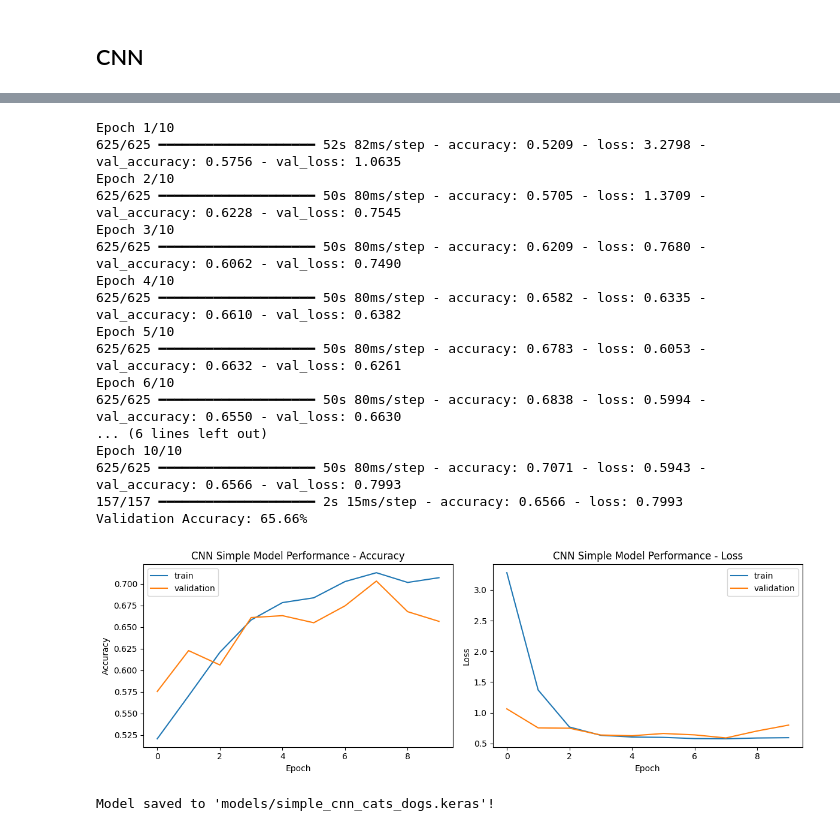
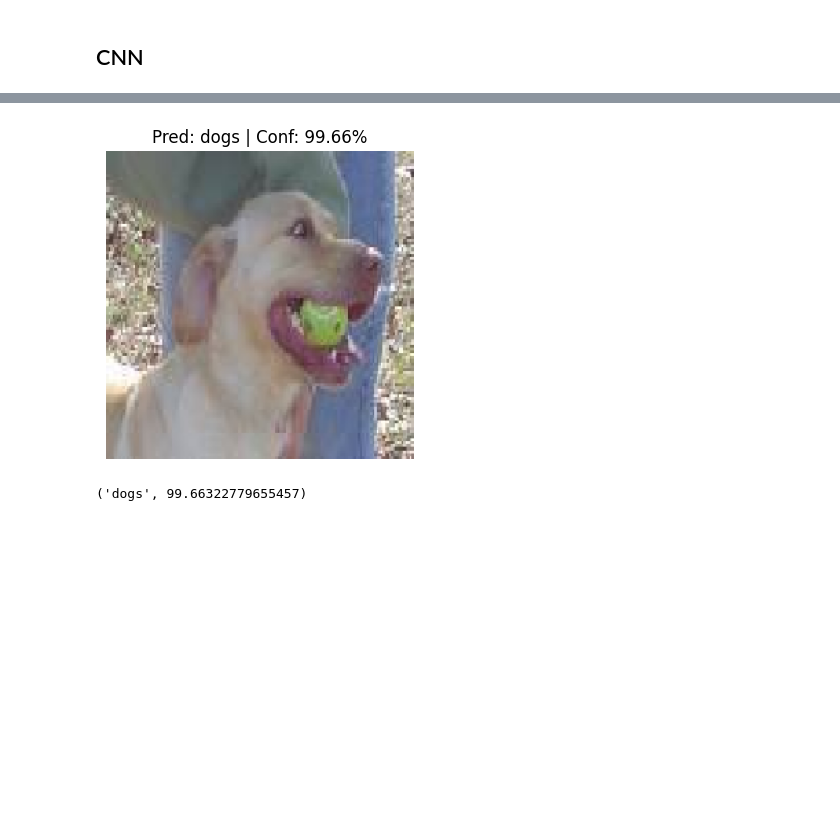
Before and after one commit to Grena30/Neural-Networks, a Jupyter notebook: notebooks/laboratory_work_2.ipynb, the cells around one changed output, grey strips where cells are left out. Cells and saved outputs as stored; diff of their text form; code cells hidden in the pictures; blank space fills up the shorter version.

Commit message:
feat: add prediction functions

```diff
--- a/notebooks/laboratory_work_2.ipynb
+++ b/notebooks/laboratory_work_2.ipynb
@@ -51,3 +53,24 @@ def plot_history(history, title="Model Performance"):
 
     plt.tight_layout()
     plt.show()
+# %%
+def predict_and_visualize(model, image_path, class_names, target_size=(224, 224)):
+    img = tf.keras.utils.load_img(image_path, target_size=target_size)
+    img_array = tf.keras.utils.img_to_array(img)
+    img_batch = tf.expand_dims(img_array, 0)
+
+    predictions = model.predict(img_batch, verbose=0)
+
+    score = predictions[0][0]
+
+    predicted_class = class_names[1] if score > 0.5 else class_names[0]
+
+    confidence = 100 * (score if score > 0.5 else 1 - score)
+
+    plt.figure(figsize=(4, 4))
+    plt.imshow(img)
+    plt.axis("off")
+    plt.title(f"Pred: {predicted_class} | Conf: {confidence:.2f}%")
+    plt.show()
+
+    return predicted_class, confidence
@@ -254,37 +282,7 @@ Model: "sequential_8"
-# %%
-model_path = 'models/simple_cnn_cats_dogs.keras'
-
-
-if os.path.exists(model_path):
-    print(f"Loading model from {model_path}...")
-    model_simple = tf.keras.models.load_model(model_path)
-else:
-    history = model_simple.fit(train_dataset, validation_data=val_dataset, epochs=10)
-
-    loss, accuracy = model_simple.evaluate(val_dataset)
-    print(f"Validation Accuracy: {accuracy*100:.2f}%")
-
-    plot_history(history, title="CNN Simple Model Performance")
-
-    model_simple.save(model_path)
-    print(f"Model saved to '{model_path}'!")
-# %% [output]
-Epoch 1/10
-625/625 ━━━━━━━━━━━━━━━━━━━━ 52s 82ms/step - accuracy: 0.5209 - loss: 3.2798 - val_accuracy: 0.5756 - val_loss: 1.0635
-Epoch 2/10
-625/625 ━━━━━━━━━━━━━━━━━━━━ 50s 80ms/step - accuracy: 0.5705 - loss: 1.3709 - val_accuracy: 0.6228 - val_loss: 0.7545
-Epoch 3/10
-625/625 ━━━━━━━━━━━━━━━━━━━━ 50s 80ms/step - accuracy: 0.6209 - loss: 0.7680 - val_accuracy: 0.6062 - val_loss: 0.7490
-Epoch 4/10
-625/625 ━━━━━━━━━━━━━━━━━━━━ 50s 80ms/step - accuracy: 0.6582 - loss: 0.6335 - val_accuracy: 0.6610 - val_loss: 0.6382
-Epoch 5/10
-625/625 ━━━━━━━━━━━━━━━━━━━━ 50s 80ms/step - accuracy: 0.6783 - loss: 0.6053 - val_accuracy: 0.6632 - val_loss: 0.6261
-Epoch 6/10
-625/625 ━━━━━━━━━━━━━━━━━━━━ 50s 80ms/step - accuracy: 0.6838 - loss: 0.5994 - val_accuracy: 0.6550 - val_loss: 0.6630
-... (6 lines left out)
-Epoch 10/10
-625/625 ━━━━━━━━━━━━━━━━━━━━ 50s 80ms/step - accuracy: 0.7071 - loss: 0.5943 - val_accuracy: 0.6566 - val_loss: 0.7993
-157/157 ━━━━━━━━━━━━━━━━━━━━ 2s 15ms/step - accuracy: 0.6566 - loss: 0.7993
-Validation Accuracy: 65.66%
-[figure, removed]
-Model saved to 'models/simple_cnn_cats_dogs.keras'!
+# %%
+class_names = train_dataset.class_names
+random_image = np.random.choice(val_dataset.file_paths)
+predict_and_visualize(model, random_image, class_names)
+# %% [output]
+[figure, added]
+('dogs', 99.66322779655457)
```
Also changed, not shown: parts of 12 cells of this notebook, 1 other file.
